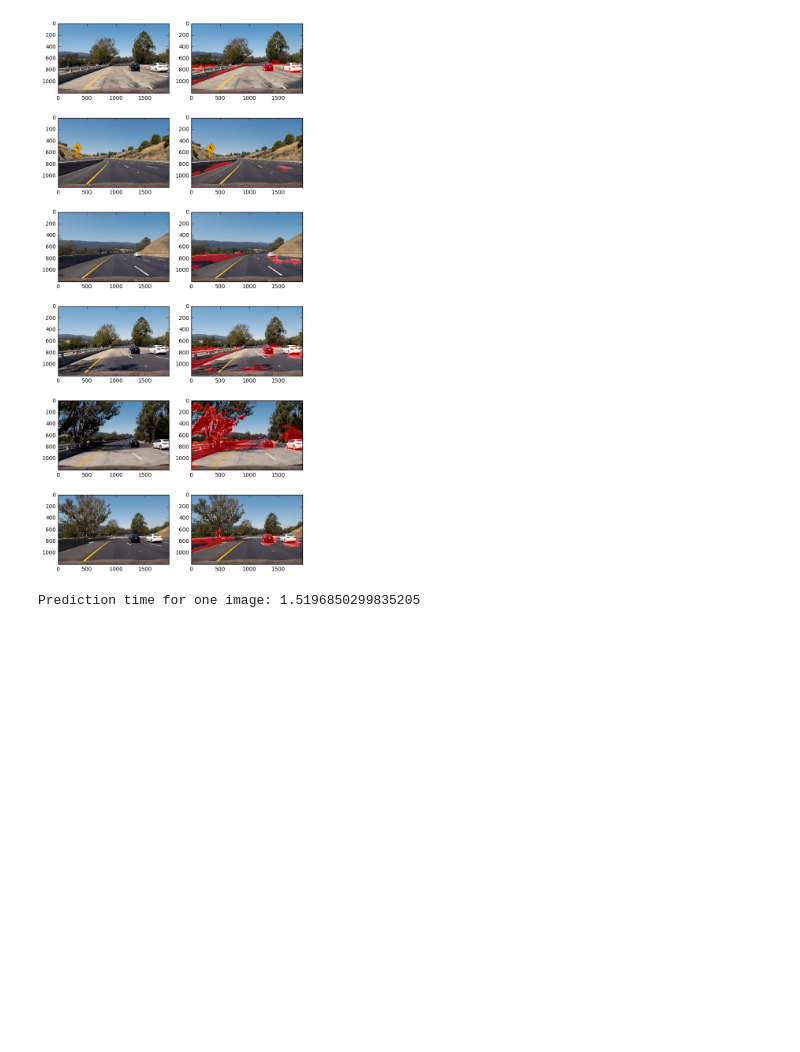
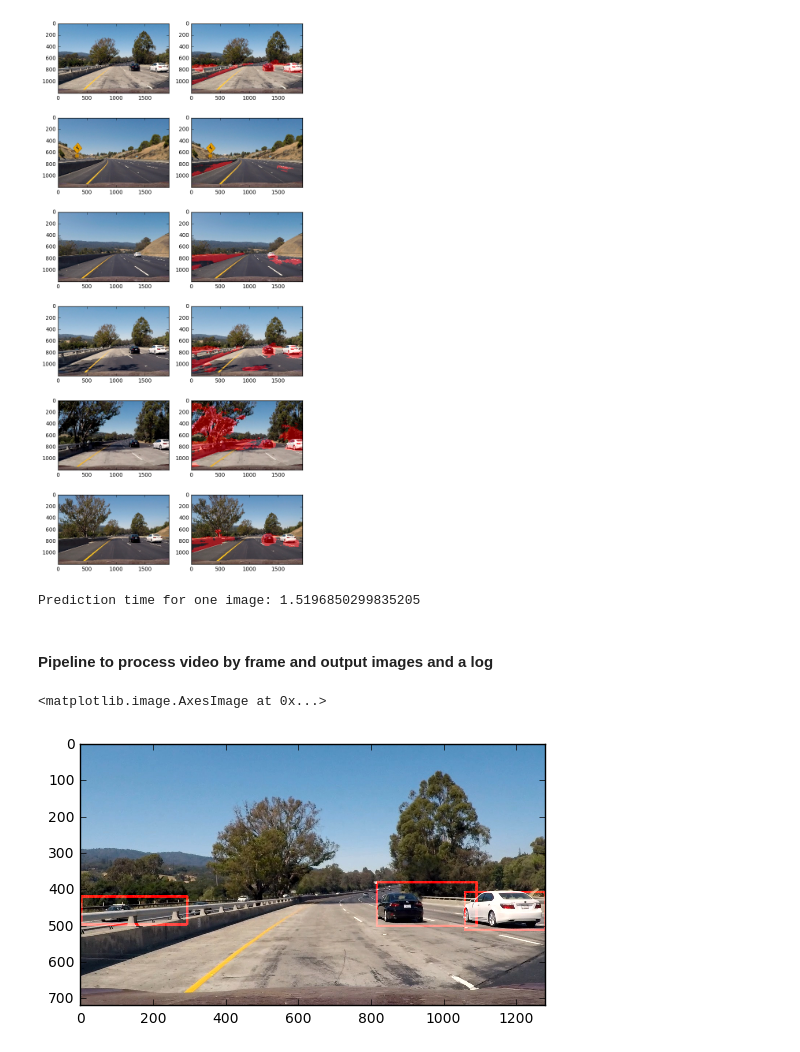
Before and after one commit to anguillanneuf/CarND-Vehicle-Detection, a Jupyter notebook: drawing_bbox.ipynb, the cells around one changed output. Drawn from its saved outputs; the diff is of its cells as text; code cells hidden in the pictures; blank space fills up the shorter version.

Commit message:
region proposal bounding boxes draw. next: lay classifier on top of that to create heatmap and refine bbox

```diff
--- a/drawing_bbox.ipynb
+++ b/drawing_bbox.ipynb
@@ -71,3 +73,5 @@ end = time.time()
 print("Prediction time for one image: {}".format(end-start))
 # %% [output]
 Prediction time for one image: 1.5196850299835205
+# %% [markdown]
+#### Pipeline to process video by frame and output images and a log
@@ -74,9 +82,9 @@ Prediction time for one image: 1.5196850299835205
 # %%
-def draw_labeled_bboxes(img, labels):
+def draw_labeled_bboxes(img, labels, n_cars):
     # Iterate through all detected cars
-    for car_number in range(1, labels[1]+1):
+    for car_number in range(1, n_cars+1):
         # Find pixels with each car_number label value
-        nonzero = (labels[0] == car_number).nonzero()
+        nonzero = (labels == car_number).nonzero()
         # Identify x and y values of those pixels
         nonzeroy = np.array(nonzero[0])
         nonzerox = np.array(nonzero[1])
@@ -84,22 +92,29 @@ def draw_labeled_bboxes(img, labels):
         if ((np.max(nonzeroy)-np.min(nonzeroy)>50) & (np.max(nonzerox)-np.min(nonzerox)>50)):
             bbox = ((np.min(nonzerox), np.min(nonzeroy)), (np.max(nonzerox), np.max(nonzeroy)))
             # Draw the box on the image
-            cv2.rectangle(img, bbox[0], bbox[1], (0,0,255),6)
+            cv2.rectangle(img, bbox[0], bbox[1], (255,255,255), 6)
     # Return the image
     return img
-
-def test_new_img(img):
-    img = cv2.resize(img,(img_cols, img_rows))
-    img = np.reshape(img,(1,img_rows, img_cols,3))
-    pred = model.predict(img)
-    return pred,img[0]
-
-def get_BB_new_img(img):
-    # Take in RGB image
-    pred,img = test_new_img(img)
-    img  = np.array(img,dtype= np.uint8)
-    img_pred = np.array(255*pred[0],dtype=np.uint8)
-    heatmap = im_pred[:,:,0]
-    labels = label(heatmap)
-    draw_img = draw_labeled_bboxes(np.copy(img), labels)
-    return draw_img
+# %%
+def process_img(raw):
+    raw_ = np.copy(raw).astype(np.uint8)
+    raw_[:360,:,:] = 0
+    img =  cv2.resize(raw_, (1920,1200))
+
+    pred_arr = model.predict(np.expand_dims(img, 0))
+    pred = pred_arr[0,:,:,-1].astype(np.uint8)
+    small = cv2.resize(pred, (1280,720))
+    labels, n_cars = label(small)
+    small_ = draw_labeled_bboxes(small, labels, n_cars)
+    small_color = cv2.cvtColor(small_, cv2.COLOR_GRAY2RGB)
+
+    small_color[:,:,[1,2]] = 0*small_color[:,:,1:2]
+    weighted = cv2.addWeighted(small_color.astype(np.uint8), 1, raw.astype(np.uint8), 1, 0)
+
+    return weighted
+# %%
+output = process_img(img_arr[0])
+plt.imshow(output)
+# %% [output]
+<matplotlib.image.AxesImage at 0x...>
+[figure, added]
```
Also changed, not shown: parts of 11 cells of this notebook, 2 other files.
